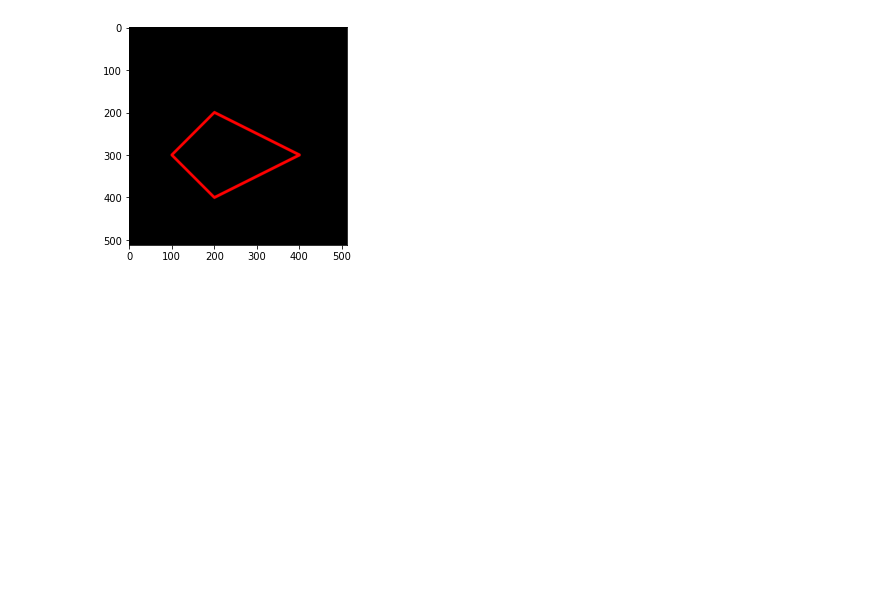
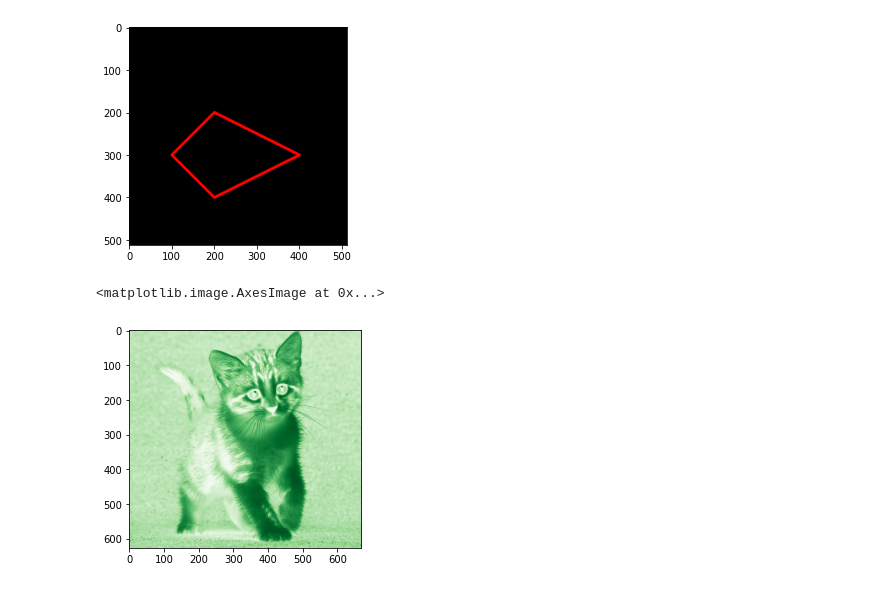
Before and after one commit to abdullohn/PCVK_Genap_20-21, a Jupyter notebook: week2.ipynb, the cells around one changed output. Cells and saved outputs as stored; diff of their text form; code cells hidden in the pictures; blank space fills up the shorter version.

```diff
--- a/week2.ipynb
+++ b/week2.ipynb
@@ -127,3 +133,8 @@ plt.imshow(black_img2)
 # %% [output]
 <matplotlib.image.AxesImage at 0x...>
 [figure]
+# %%
+plt.imshow(img_gray, cmap='Greens')
+# %% [output]
+<matplotlib.image.AxesImage at 0x...>
+[figure, added]
```
Also changed, not shown: parts of 5 cells of this notebook.
